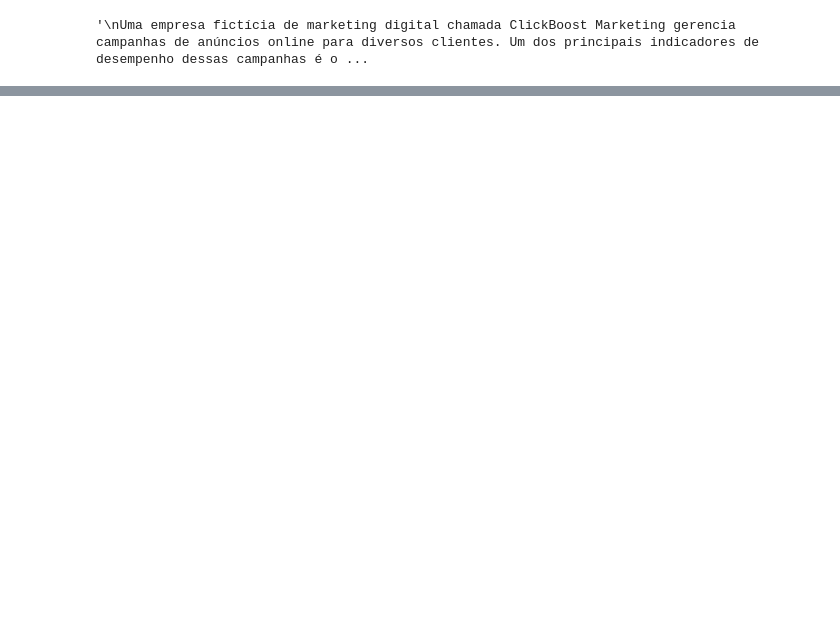
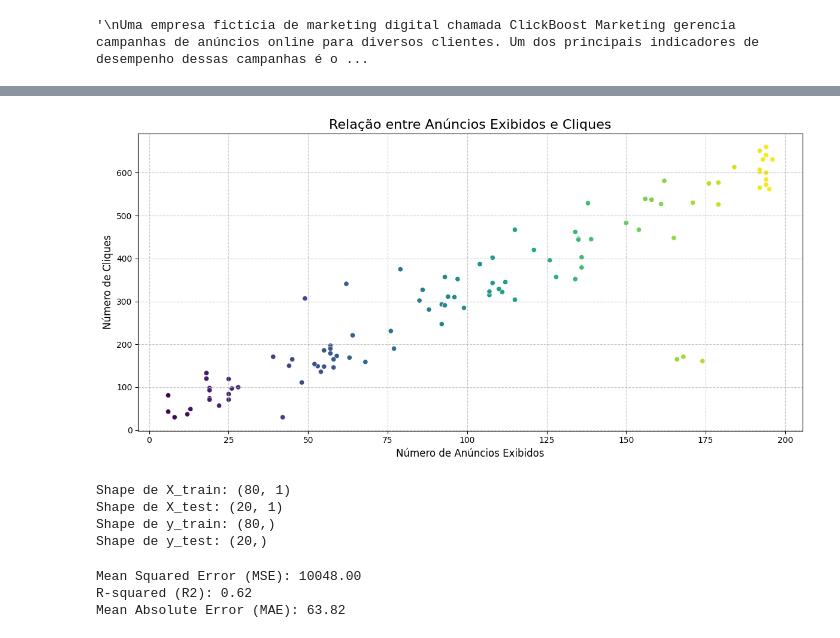
Before and after one commit to marinhotechdev/lista01_ClickBoostMarketing, a Jupyter notebook: Untitled10.ipynb, the cells around one changed output, grey strips where cells are left out. Drawn from its saved outputs; the diff is of its cells as text; code cells hidden in the pictures; blank space fills up the shorter version.

```diff
--- a/Untitled10.ipynb
+++ b/Untitled10.ipynb
@@ -9,0 +110,56 @@ Uma empresa fictícia de marketing digital chamada ClickBoost Marketing gerencia
+# %%
+plt.figure(figsize=(12, 6))
+sns.scatterplot(x='anuncios', y='cliques', data=df, hue='anuncios', palette='viridis', legend=False)
+plt.title('Relação entre Anúncios Exibidos e Cliques', fontsize=16)
+plt.xlabel('Número de Anúncios Exibidos', fontsize=12)
+plt.ylabel('Número de Cliques', fontsize=12)
+plt.grid(True, linestyle='--', alpha=0.7)
+plt.tight_layout()
+plt.show()
+# %% [output]
+[figure, added]
+# %%
+from sklearn.model_selection import train_test_split
+
+# Definir as variáveis preditoras (features) e a variável alvo (target)
+X = df[['anuncios']]  # X deve ser um DataFrame 2D para sklearn
+y = df['cliques']
+
+# Dividir os dados em conjuntos de treinamento e teste
+X_train, X_test, y_train, y_test = train_test_split(X, y, test_size=0.2, random_state=42)
+
+print("Shape de X_train:", X_train.shape)
+print("Shape de X_test:", X_test.shape)
+print("Shape de y_train:", y_train.shape)
+print("Shape de y_test:", y_test.shape)
+# %% [output]
+Shape de X_train: (80, 1)
+Shape de X_test: (20, 1)
+Shape de y_train: (80,)
+Shape de y_test: (20,)
+# %%
+from sklearn.linear_model import LinearRegression
+from sklearn.metrics import mean_squared_error, r2_score, mean_absolute_error
+
+# 2. Crie uma instância do modelo LinearRegression.
+model = LinearRegression()
+
+# 3. Treine o modelo usando os dados de treinamento (X_train e y_train).
+model.fit(X_train, y_train)
+
+# 4. Use o modelo treinado para fazer previsões no conjunto de teste.
+y_pred = model.predict(X_test)
+
+# 5. Calcule as métricas de avaliação:
+mse = mean_squared_error(y_test, y_pred)
+r2 = r2_score(y_test, y_pred)
+mae = mean_absolute_error(y_test, y_pred)
+
+# 6. Imprima os valores calculados de MSE, R-quadrado e MAE.
+print(f"Mean Squared Error (MSE): {mse:.2f}")
+print(f"R-squared (R2): {r2:.2f}")
+print(f"Mean Absolute Error (MAE): {mae:.2f}")
+# %% [output]
+Mean Squared Error (MSE): 10048.00
+R-squared (R2): 0.62
+Mean Absolute Error (MAE): 63.82
```
Also changed, not shown: parts of 6 cells of this notebook.
